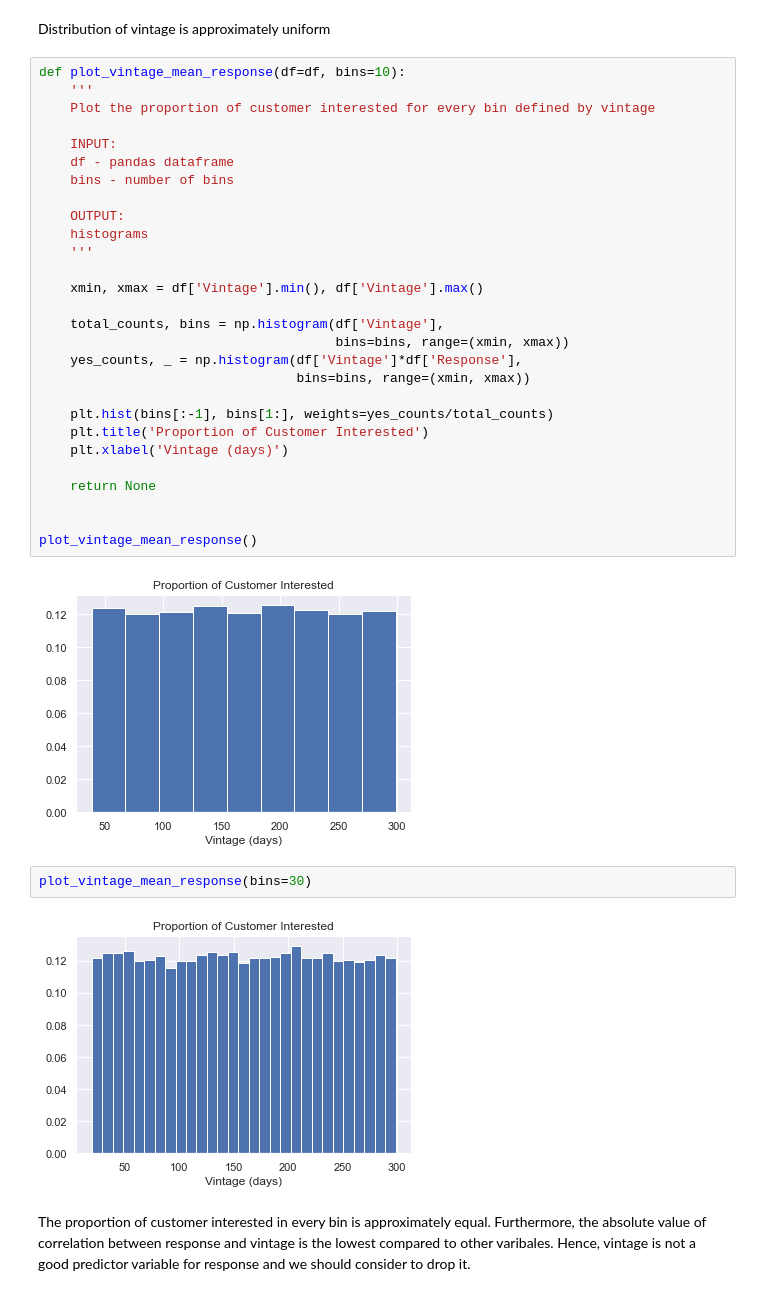
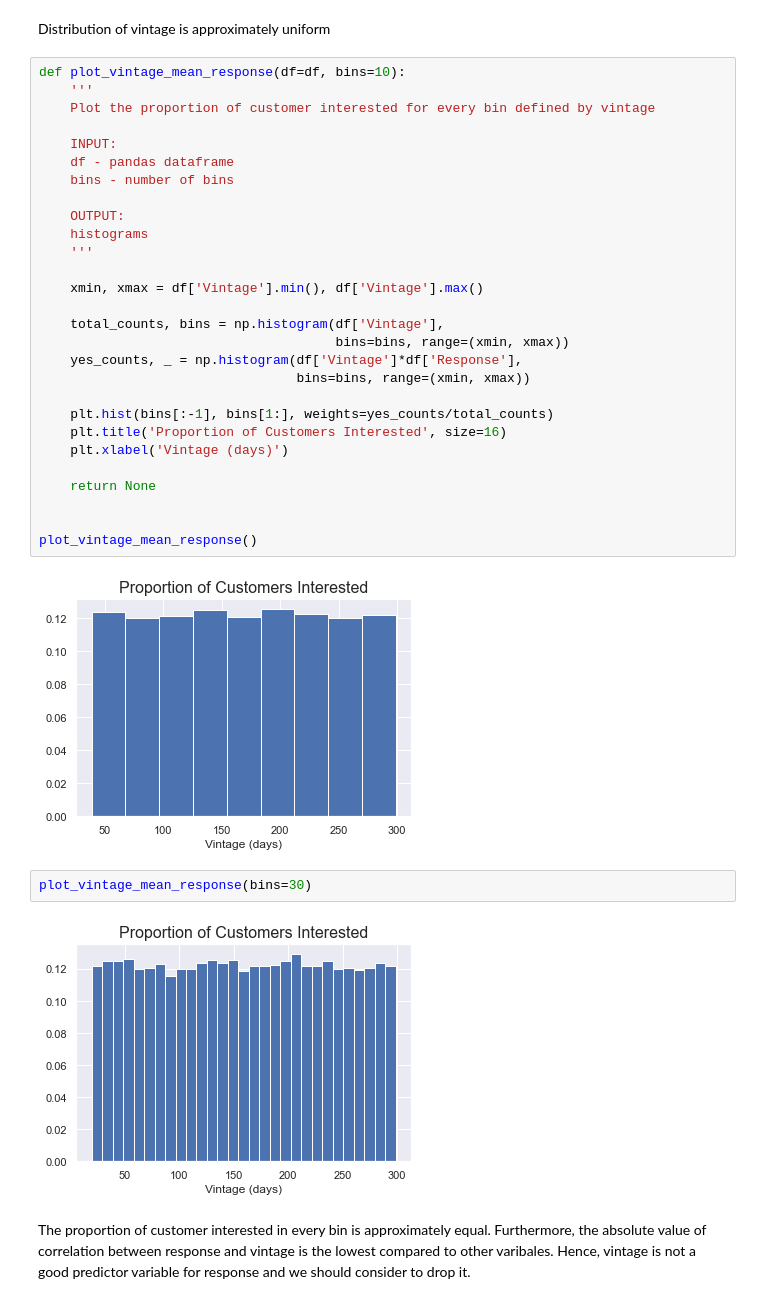
Before and after one commit to hk0111/health_insurance_cross_sell, a Jupyter notebook: Health_Insurance_Cross_Sell_Prediction.ipynb, the cells around one changed output. Drawn from its saved outputs; the diff is of its cells as text.

```diff
--- a/Health_Insurance_Cross_Sell_Prediction.ipynb
+++ b/Health_Insurance_Cross_Sell_Prediction.ipynb
@@ -281,37 +282,37 @@ Distribution of vintage is approximately uniform
 # %%
 def plot_vintage_mean_response(df=df, bins=10):
     '''
     Plot the proportion of customer interested for every bin defined by vintage
 
     INPUT:
     df - pandas dataframe
     bins - number of bins
 
     OUTPUT:
     histograms
     '''
 
     xmin, xmax = df['Vintage'].min(), df['Vintage'].max()
 
     total_counts, bins = np.histogram(df['Vintage'],
                                       bins=bins, range=(xmin, xmax))
     yes_counts, _ = np.histogram(df['Vintage']*df['Response'],
                                  bins=bins, range=(xmin, xmax))
 
     plt.hist(bins[:-1], bins[1:], weights=yes_counts/total_counts)
-    plt.title('Proportion of Customer Interested')
+    plt.title('Proportion of Customers Interested', size=16)
     plt.xlabel('Vintage (days)')
 
     return None
 
 
 plot_vintage_mean_response()
 # %% [output]
-[figure, old version]
+[figure, new version]
 # %%
 plot_vintage_mean_response(bins=30)
 # %% [output]
-[figure, old version]
+[figure, new version]
 # %% [markdown]
 The proportion of customer interested in every bin is approximately equal. Furthermore, the absolute value of correlation between response and vintage is the lowest compared to other varibales. Hence, vintage is not a good predictor variable for response and we should consider to drop it.
 # %%
```
Also changed, not shown: parts of 36 cells of this notebook.
